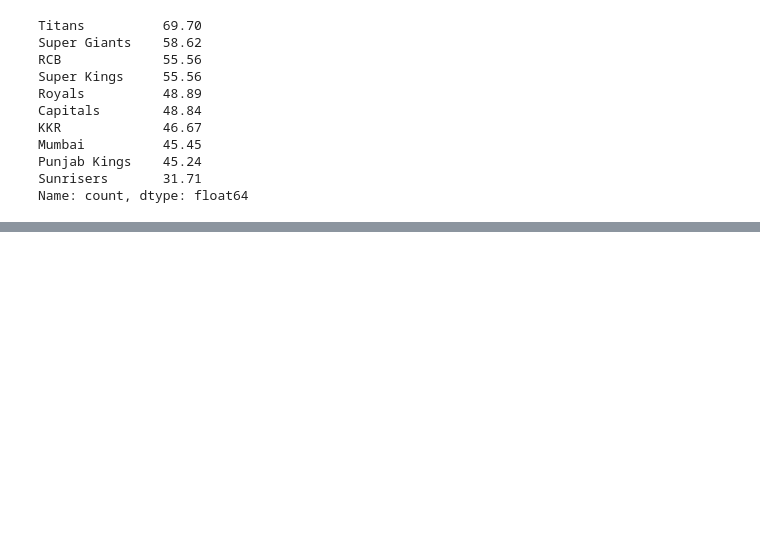
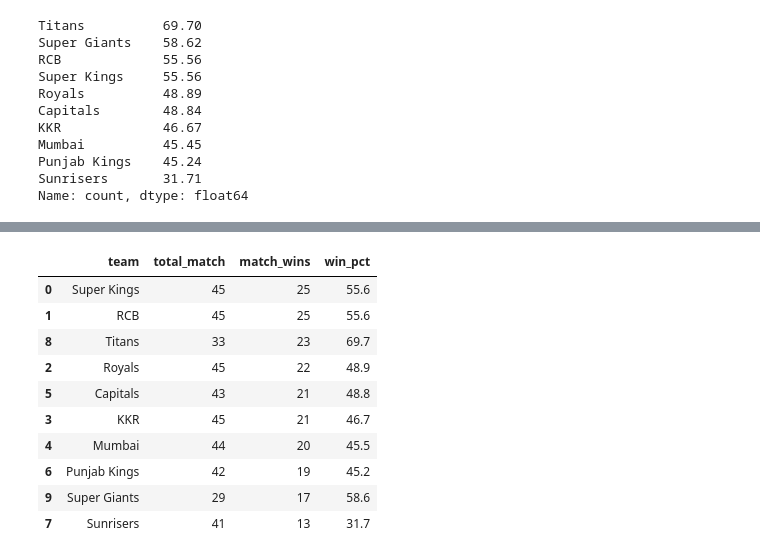
Before and after one commit to Gani25/python_weekdays_b1, a Jupyter notebook: projects/IPL Analysis.ipynb, the cells around one changed output, grey strips where cells are left out. Saved outputs shown, nothing was run; the diff lists cells and outputs as text; code cells hidden in the pictures; blank space fills up the shorter version.

```diff
--- a/projects/IPL Analysis.ipynb
+++ b/projects/IPL Analysis.ipynb
@@ -1076,3 +1076,7 @@ Mumbai          45.45
 Punjab Kings    45.24
 Sunrisers       31.71
 Name: count, dtype: float64
+# %%
+total_match = total_match.reset_index(name="total_match")
+total_match = total_match.rename(columns={"index":"team"})
+total_match
@@ -1078,0 +1141,15 @@ Name: count, dtype: float64
+# %%
+df_match_merged["win_pct"] = ((df_match_merged.match_wins / df_match_merged.total_match) * 100).round(1)
+df_match_merged
+# %% [output]
+|  | team | total_match | match_wins | win_pct |
+| 0 | Super Kings | 45 | 25 | 55.6 |
+| 1 | RCB | 45 | 25 | 55.6 |
+| 8 | Titans | 33 | 23 | 69.7 |
+| 2 | Royals | 45 | 22 | 48.9 |
+| 5 | Capitals | 43 | 21 | 48.8 |
+| 3 | KKR | 45 | 21 | 46.7 |
+| 4 | Mumbai | 44 | 20 | 45.5 |
+| 6 | Punjab Kings | 42 | 19 | 45.2 |
+| 9 | Super Giants | 29 | 17 | 58.6 |
+| 7 | Sunrisers | 41 | 13 | 31.7 |
```
Also changed, not shown: parts of 5 cells of this notebook.
